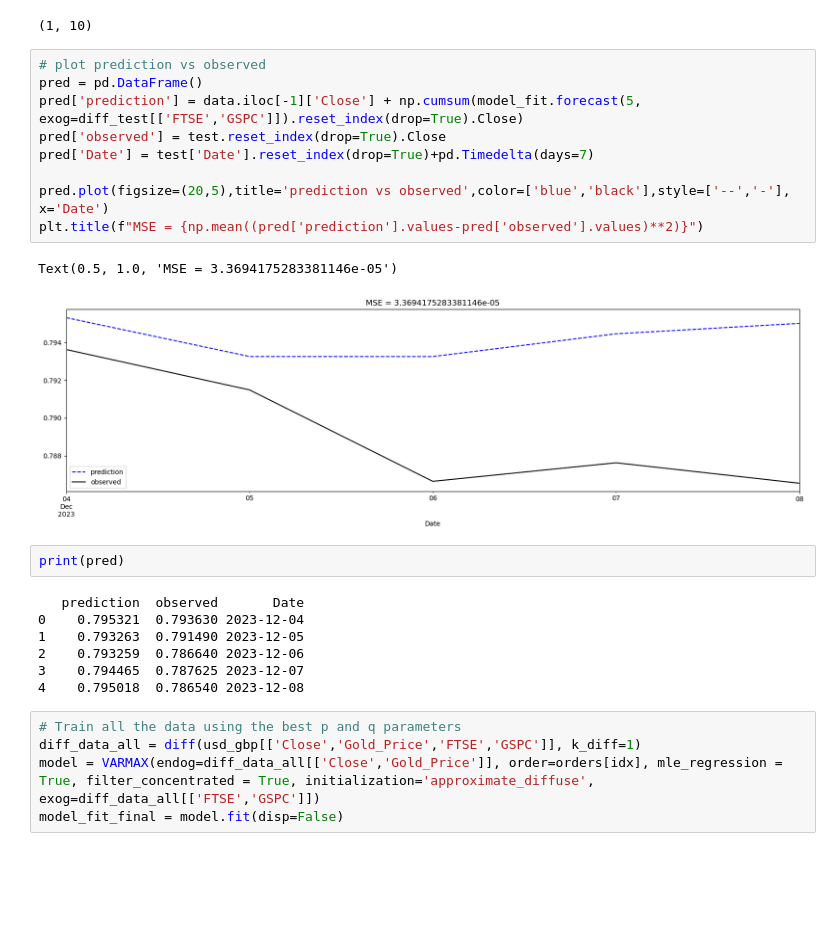
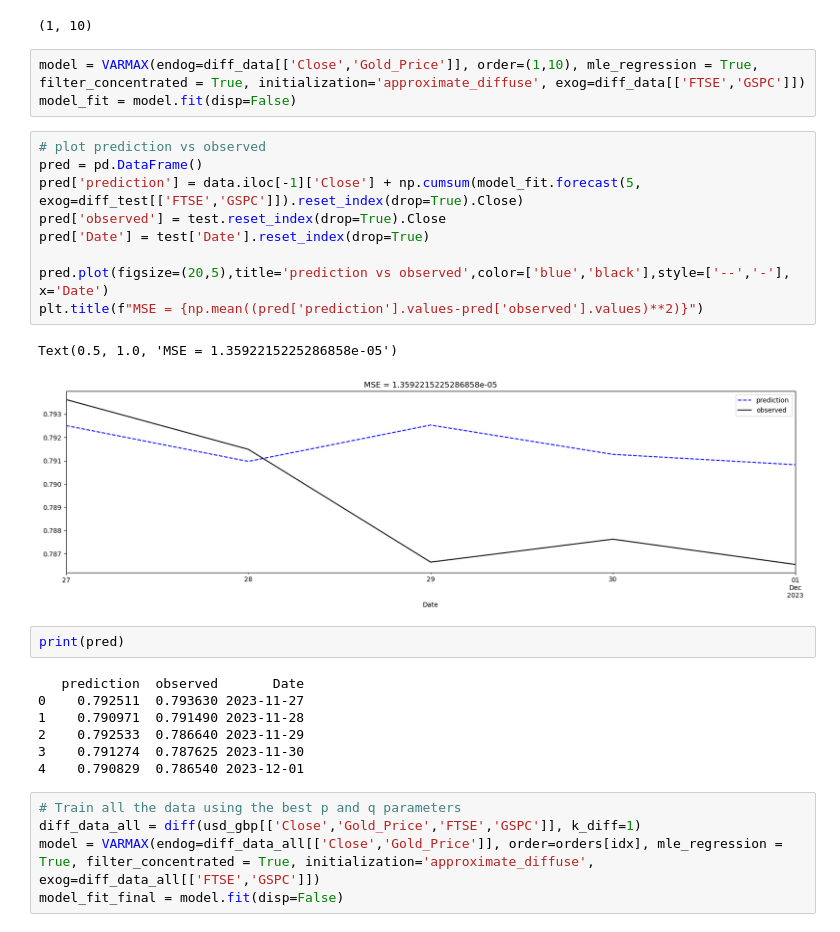
Before and after one commit to jdannem6/ML_Forex_Forecasting, a Jupyter notebook: VARIMA_usd_gbp.ipynb, the cells around one changed output. Cells and saved outputs as stored; diff of their text form; blank space fills up the shorter version.

Commit message:
Obtained better results for USD/GBP VARIMA model

```diff
--- a/VARIMA_usd_gbp.ipynb
+++ b/VARIMA_usd_gbp.ipynb
@@ -217,27 +217,30 @@ print(orders[idx])
 model_fit = models[idx]
 # %% [output]
 (1, 10)
+# %%
+model = VARMAX(endog=diff_data[['Close','Gold_Price']], order=(1,10), mle_regression = True, filter_concentrated = True, initialization='approximate_diffuse', exog=diff_data[['FTSE','GSPC']])
+model_fit = model.fit(disp=False)
 # %%
 # plot prediction vs observed
 pred = pd.DataFrame()
 pred['prediction'] = data.iloc[-1]['Close'] + np.cumsum(model_fit.forecast(5, exog=diff_test[['FTSE','GSPC']]).reset_index(drop=True).Close)
 pred['observed'] = test.reset_index(drop=True).Close
-pred['Date'] = test['Date'].reset_index(drop=True)+pd.Timedelta(days=7)
+pred['Date'] = test['Date'].reset_index(drop=True)
 
 pred.plot(figsize=(20,5),title='prediction vs observed',color=['blue','black'],style=['--','-'], x='Date')
 plt.title(f"MSE = {np.mean((pred['prediction'].values-pred['observed'].values)**2)}")
 # %% [output]
-Text(0.5, 1.0, 'MSE = 3.3694175283381146e-05')
+Text(0.5, 1.0, 'MSE = 1.3592215225286858e-05')
-[figure, old version]
+[figure, new version]
 # %%
 print(pred)
 # %% [output]
    prediction  observed       Date
-0    0.795321  0.793630 2023-12-04
-1    0.793263  0.791490 2023-12-05
-2    0.793259  0.786640 2023-12-06
-3    0.794465  0.787625 2023-12-07
-4    0.795018  0.786540 2023-12-08
+0    0.792511  0.793630 2023-11-27
+1    0.790971  0.791490 2023-11-28
+2    0.792533  0.786640 2023-11-29
+3    0.791274  0.787625 2023-11-30
+4    0.790829  0.786540 2023-12-01
 # %%
 # Train all the data using the best p and q parameters
 diff_data_all = diff(usd_gbp[['Close','Gold_Price','FTSE','GSPC']], k_diff=1)
```
Also changed, not shown: parts of 2 cells of this notebook.
